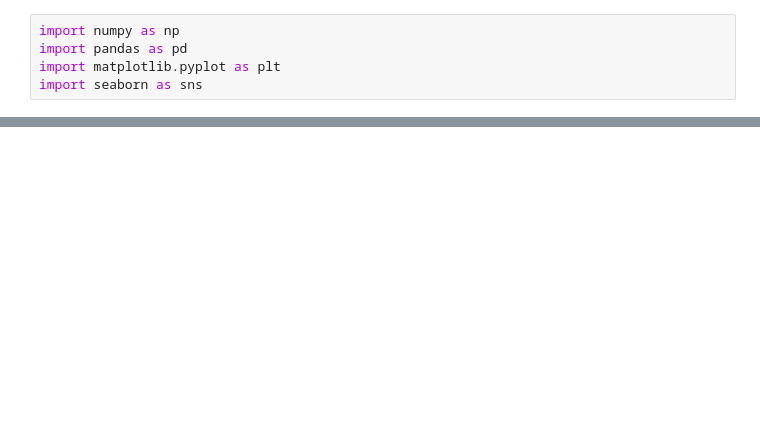
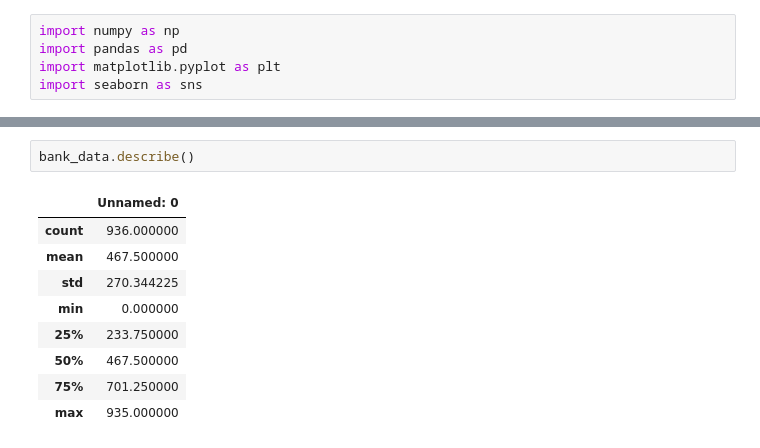
Before and after one commit to Shweta-singh-davv/python-data-science, a Jupyter notebook: startup.ipynb, the cells around one changed output, grey strips where cells are left out. Saved outputs shown, nothing was run; the diff lists cells and outputs as text; blank space fills up the shorter version.

```diff
--- a/startup.ipynb
+++ b/startup.ipynb
@@ -18,0 +28,12 @@ bank_data.head()
+# %%
+bank_data.describe()
+# %% [output]
+|  | Unnamed: 0 |
+| count | 936.000000 |
+| mean | 467.500000 |
+| std | 270.344225 |
+| min | 0.000000 |
+| 25% | 233.750000 |
+| 50% | 467.500000 |
+| 75% | 701.250000 |
+| max | 935.000000 |
```
Also changed, not shown: parts of 7 cells of this notebook.
